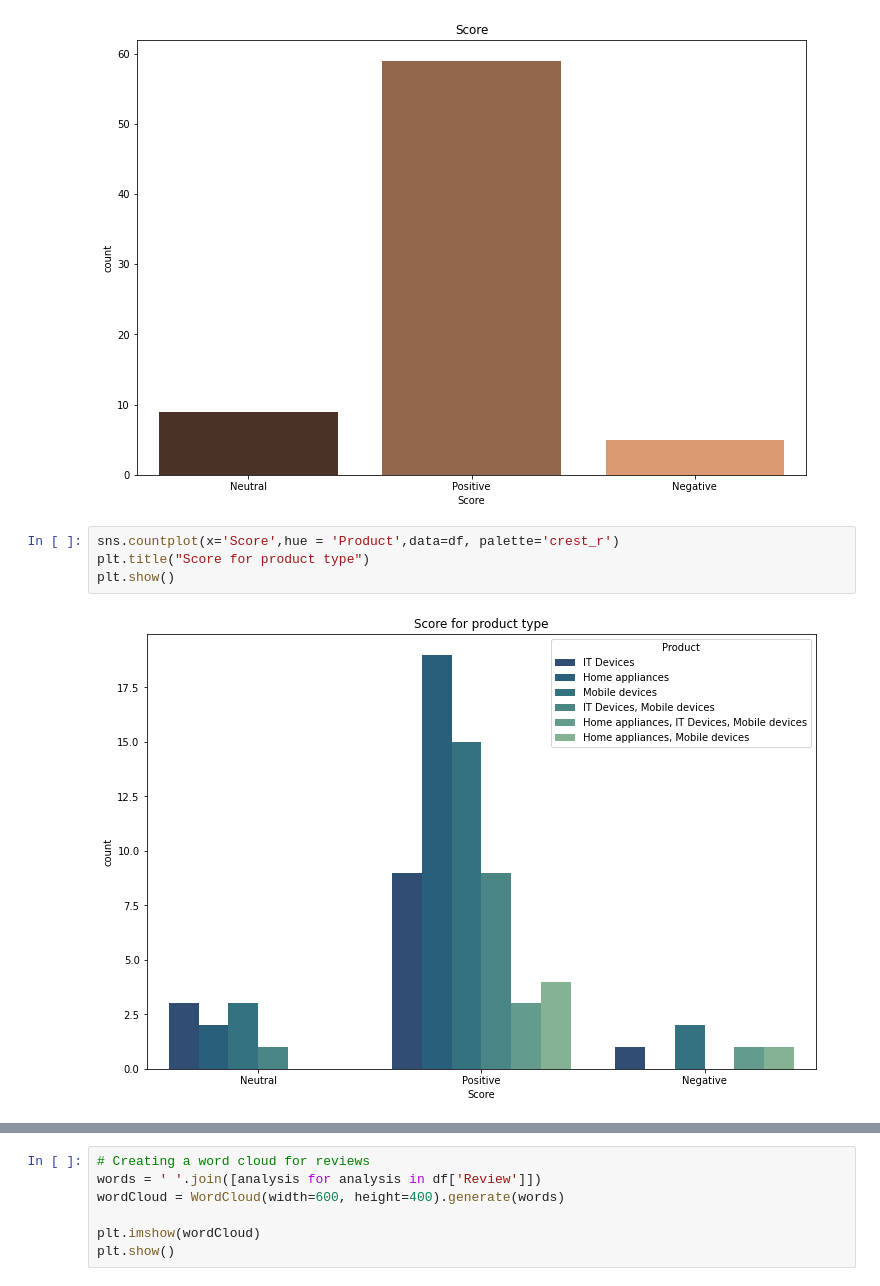
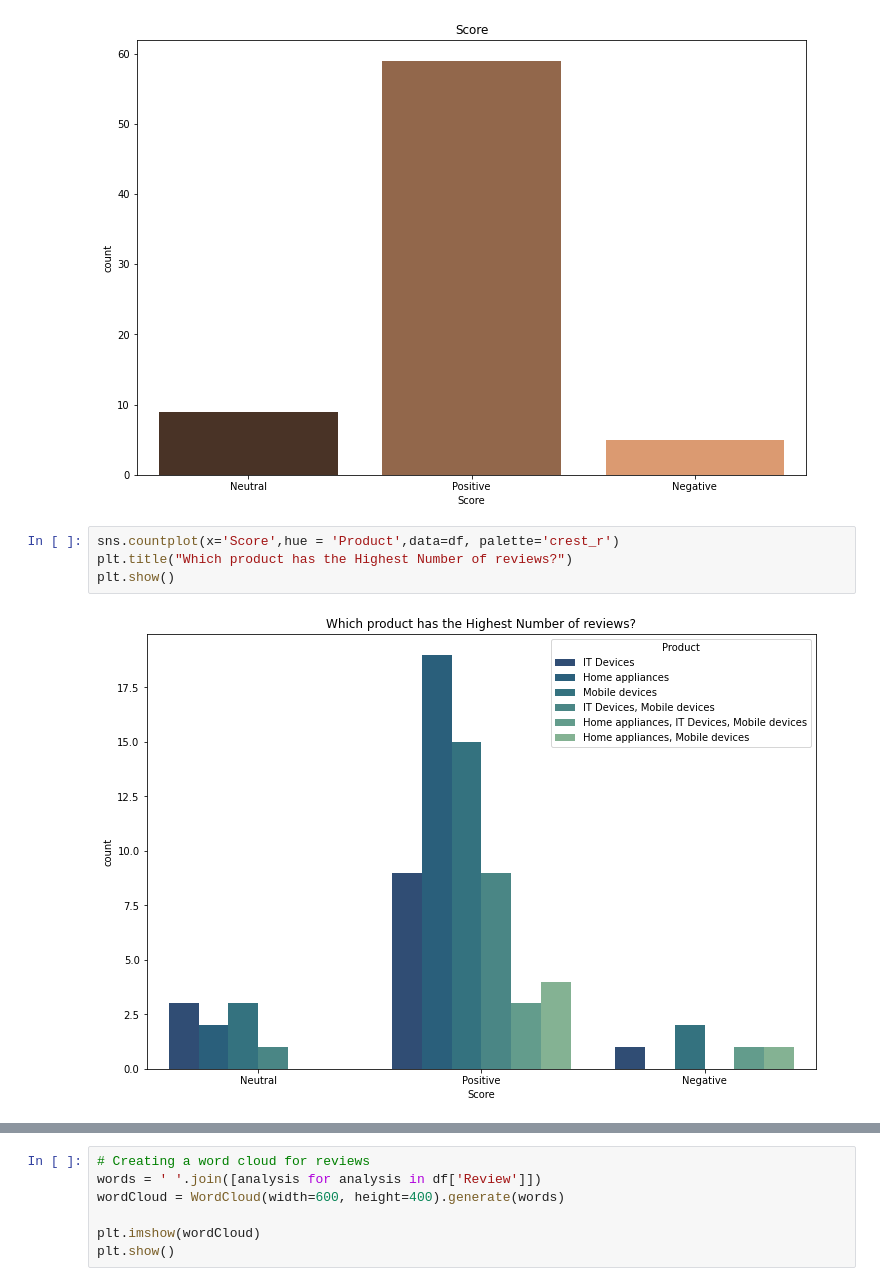
Before and after one commit to Sujatapanchal/MSCproject, a Jupyter notebook: Review_Analysis_NLP.ipynb, the cells around one changed output, grey strips where cells are left out. Drawn from its saved outputs; the diff is of its cells as text.

```diff
--- a/Review_Analysis_NLP.ipynb
+++ b/Review_Analysis_NLP.ipynb
@@ -285,7 +267,7 @@ plt.show()
 [figure]
 # %%
 sns.countplot(x='Score',hue = 'Product',data=df, palette='crest_r')
-plt.title("Score for product type")
+plt.title("Which product has the Highest Number of reviews?")
 plt.show()
 # %% [output]
-[figure, old version]
+[figure, new version]
```
Also changed, not shown: parts of 8 cells of this notebook.
